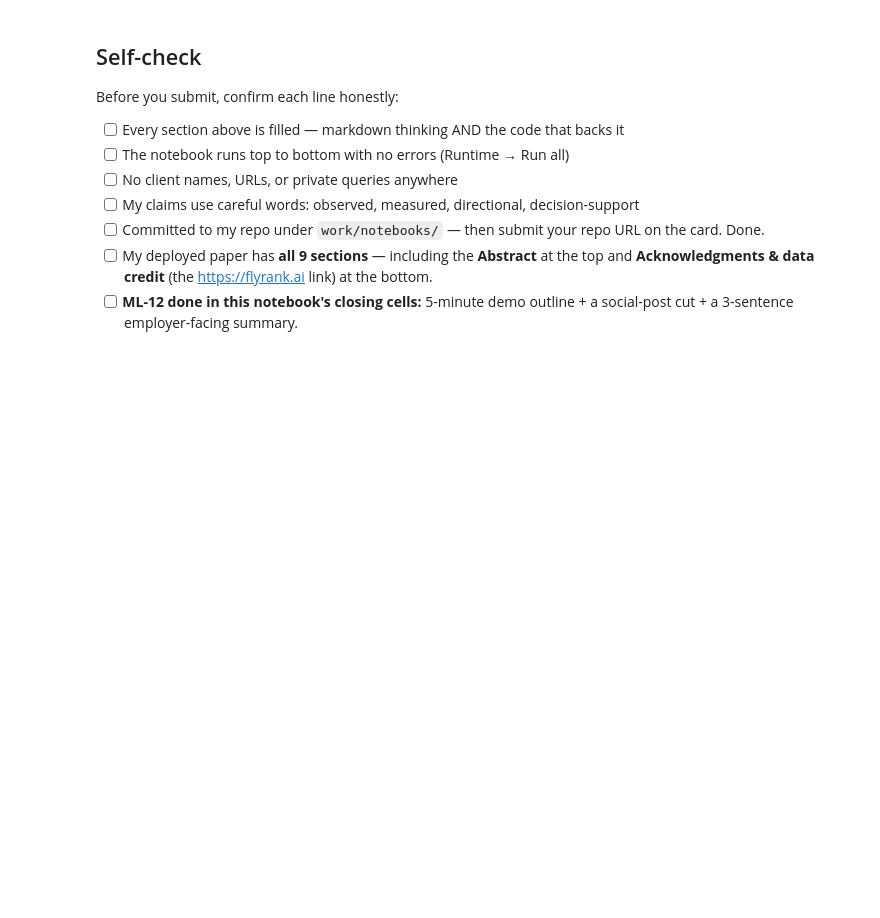
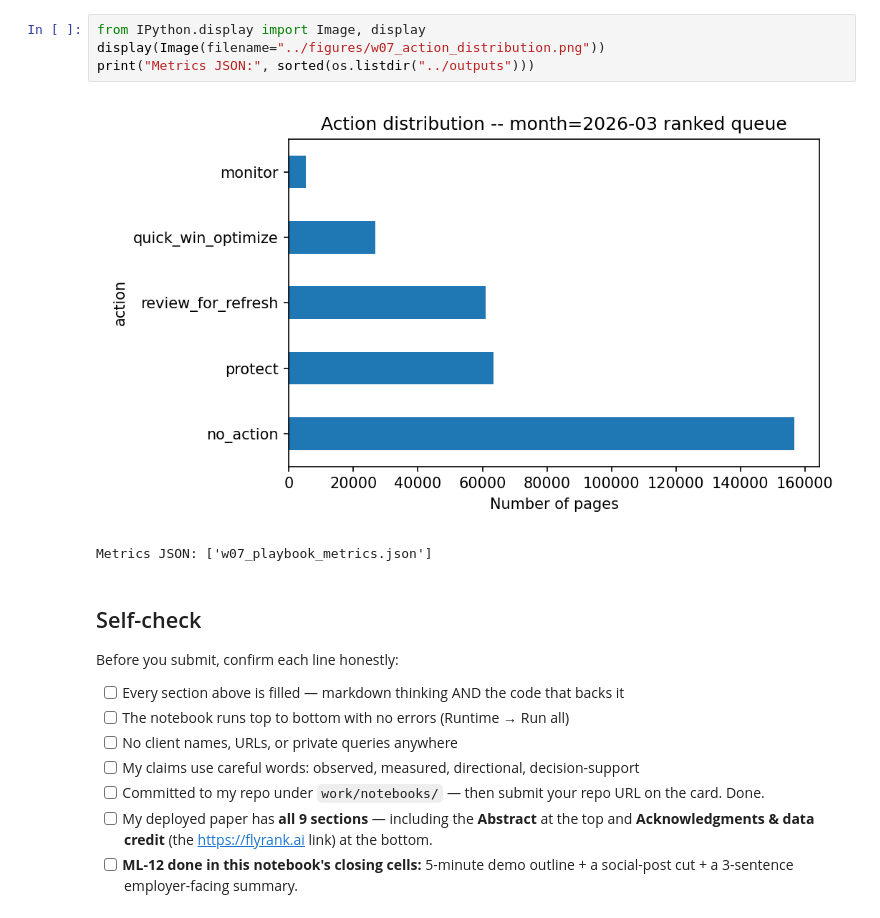
Before and after one commit to mohamedkhaled600/flyrank-internship-ml, a Jupyter notebook: work/notebooks/capstone.ipynb, the cells around one changed output. Drawn from its saved outputs; the diff is of its cells as text; blank space fills up the shorter version.

```diff
--- a/work/notebooks/capstone.ipynb
+++ b/work/notebooks/capstone.ipynb
@@ -37,3 +243,10 @@ This skeleton is yours to fill. Work the sections **in order** — each one has
+# %%
+from IPython.display import Image, display
+display(Image(filename="../figures/w07_action_distribution.png"))
+print("Metrics JSON:", sorted(os.listdir("../outputs")))
+# %% [output]
+[figure, added]
+Metrics JSON: ['w07_playbook_metrics.json']
 # %% [markdown]
 ## Self-check
 
```
Also changed, not shown: parts of 22 cells of this notebook, 1 other file.
